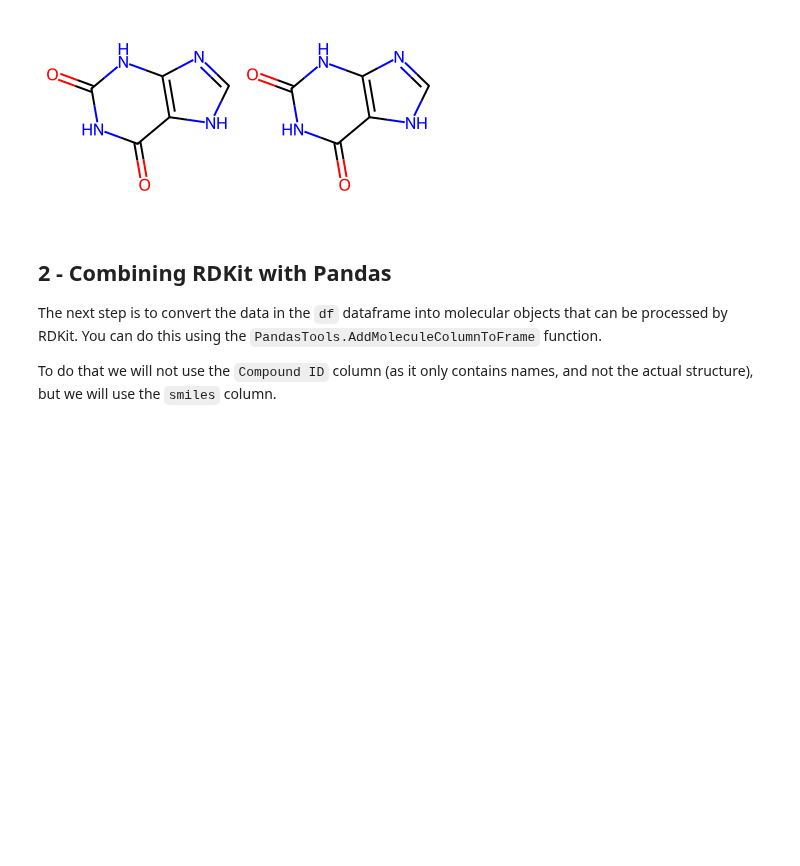
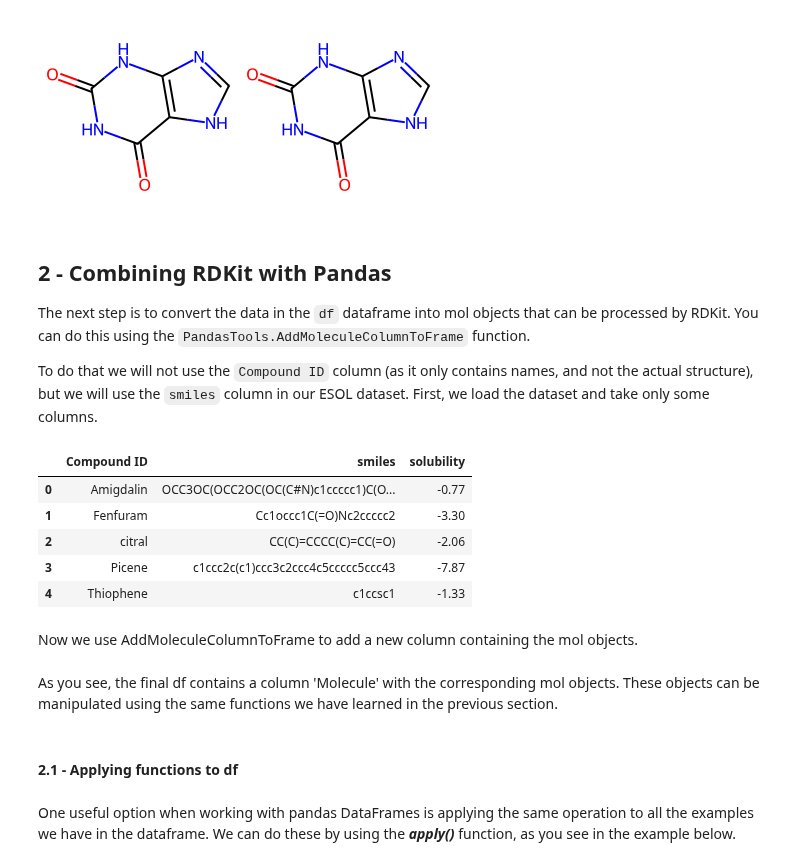
Before and after one commit to schwallergroup/ai4chem_course, a Jupyter notebook: notebooks/01d_rdkit_basics.ipynb, the cells around one changed output. Drawn from its saved outputs; the diff is of its cells as text; code cells hidden in the pictures; blank space fills up the shorter version.

```diff
--- a/notebooks/01d_rdkit_basics.ipynb
+++ b/notebooks/01d_rdkit_basics.ipynb
@@ -260,13 +263,28 @@ Draw.MolsToGridImage([caff_scaffold, theobr_scaffold])
 # %% [markdown]
 ## 2 - Combining RDKit with Pandas
 
-The next step is to convert the data in the `df` dataframe into molecular objects that can be processed by RDKit. You can do this using the `PandasTools.AddMoleculeColumnToFrame` function.
+The next step is to convert the data in the `df` dataframe into mol objects that can be processed by RDKit. You can do this using the `PandasTools.AddMoleculeColumnToFrame` function.
 
-To do that we will not use the `Compound ID` column (as it only contains names, and not the actual structure), but we will use the `smiles` column.
+To do that we will not use the `Compound ID` column (as it only contains names, and not the actual structure), but we will use the `smiles` column in our ESOL dataset. First, we load the dataset and take only some columns.
 # %%
 # get the dataset
 df = pd.read_csv("https://raw.githubusercontent.com/schwallergroup/ai4chem_course/main/notebooks/data/delaney-processed.csv" )
+
+#Take only Compound ID, smiles and solubility
+df = df[['Compound ID', 'smiles', 'measured log solubility in mols per litre']]
+
+#Rename solubility column
+df = df.rename(columns={'measured log solubility in mols per litre': 'solubility'})
 df.head()
+# %% [output]
+|  | Compound ID | smiles | solubility |
+| 0 | Amigdalin | OCC3OC(OCC2OC(OC(C#N)c1ccccc1)C(O... | -0.77 |
+| 1 | Fenfuram | Cc1occc1C(=O)Nc2ccccc2 | -3.30 |
+| 2 | citral | CC(C)=CCCC(C)=CC(=O) | -2.06 |
+| 3 | Picene | c1ccc2c(c1)ccc3c2ccc4c5ccccc5ccc43 | -7.87 |
+| 4 | Thiophene | c1ccsc1 | -1.33 |
+# %% [markdown]
+Now we use AddMoleculeColumnToFrame to add a new column containing the mol objects.
 # %%
 # Convert SMILES into Mol objects
 from rdkit.Chem import PandasTools
@@ -275 +293,7 @@ PandasTools.AddMoleculeColumnToFrame(df, smilesCol='smiles')
 df.head()
+# %% [markdown]
+As you see, the final df contains a column 'Molecule' with the corresponding mol objects. These objects can be manipulated using the same functions we have learned in the previous section.
+# %% [markdown]
+#### 2.1 - Applying functions to df
+# %% [markdown]
+One useful option when working with pandas DataFrames is applying the same operation to all the examples we have in the dataframe. We can do these by using the ***apply()*** function, as you see in the example below.
```
Also changed, not shown: parts of 38 cells of this notebook.
